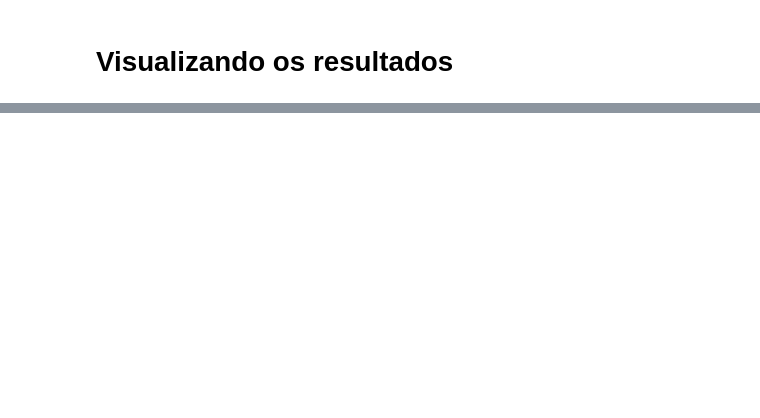
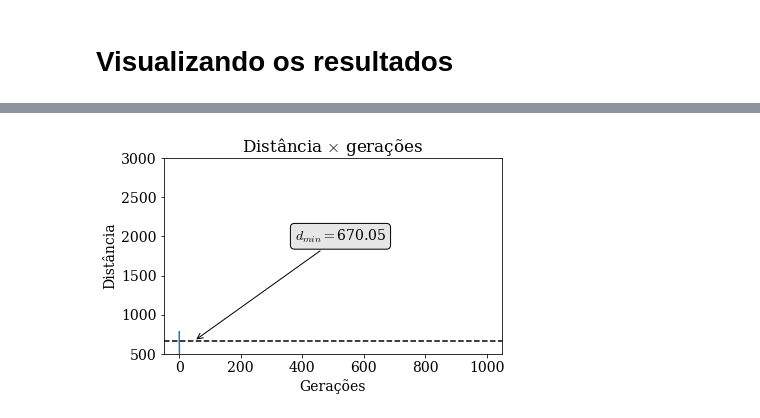
Before and after one commit to pesadaum/tsp-with-ga, a Jupyter notebook: tsp_with_ga.ipynb, the cells around one changed output, grey strips where cells are left out. Saved outputs shown, nothing was run; the diff lists cells and outputs as text; code cells hidden in the pictures; blank space fills up the shorter version.

```diff
--- a/tsp_with_ga.ipynb
+++ b/tsp_with_ga.ipynb
@@ -331 +320,28 @@ len(solucao) , len(st70_tour) # esqueci de fazer a solução voltar pra cidade i
+# %%
+f, ax = plt.subplots(figsize=(6,4))
+
+ax.plot(evol_st70)
+ax.axhline(y=d_o_st70, linestyle='--', c='k')
+
+ax.set_title(r'Distância $\times$ gerações')
+
+ax.set(
+    ylabel='Distância',
+    xlabel='Gerações',
+    ylim=[500, 3000]
+)
+
+ax.annotate(
+    text=r'$d_{min}=$' + f'{d_o_st70:.2f}',
+    xy=(50,d_o_st70),
+    xytext=(100, 100),
+    textcoords='offset points',
+    bbox=dict(boxstyle='round', fc='0.9'),
+    arrowprops=dict(arrowstyle='->')
+)
+
+f.tight_layout()
+plt.show()
+# %% [output]
+[figure, added]
 # %%
```
Also changed, not shown: parts of 27 cells of this notebook, 2 other files.
